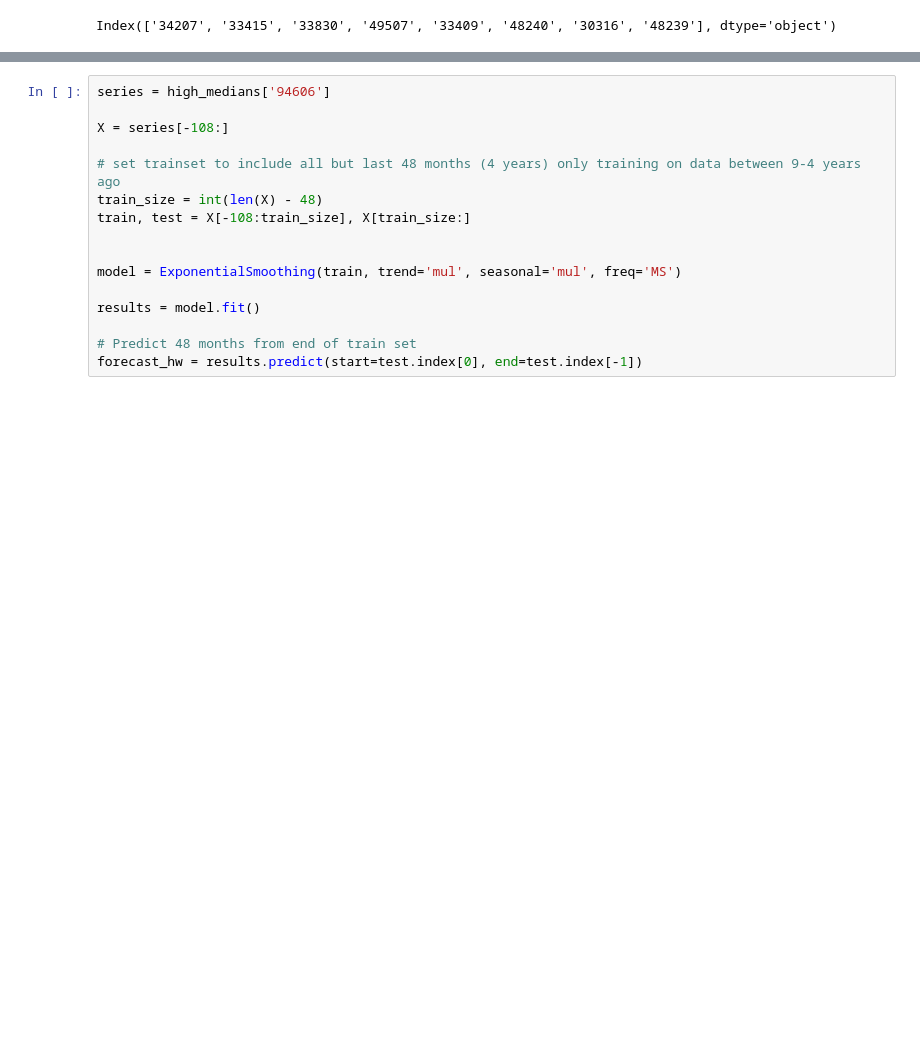
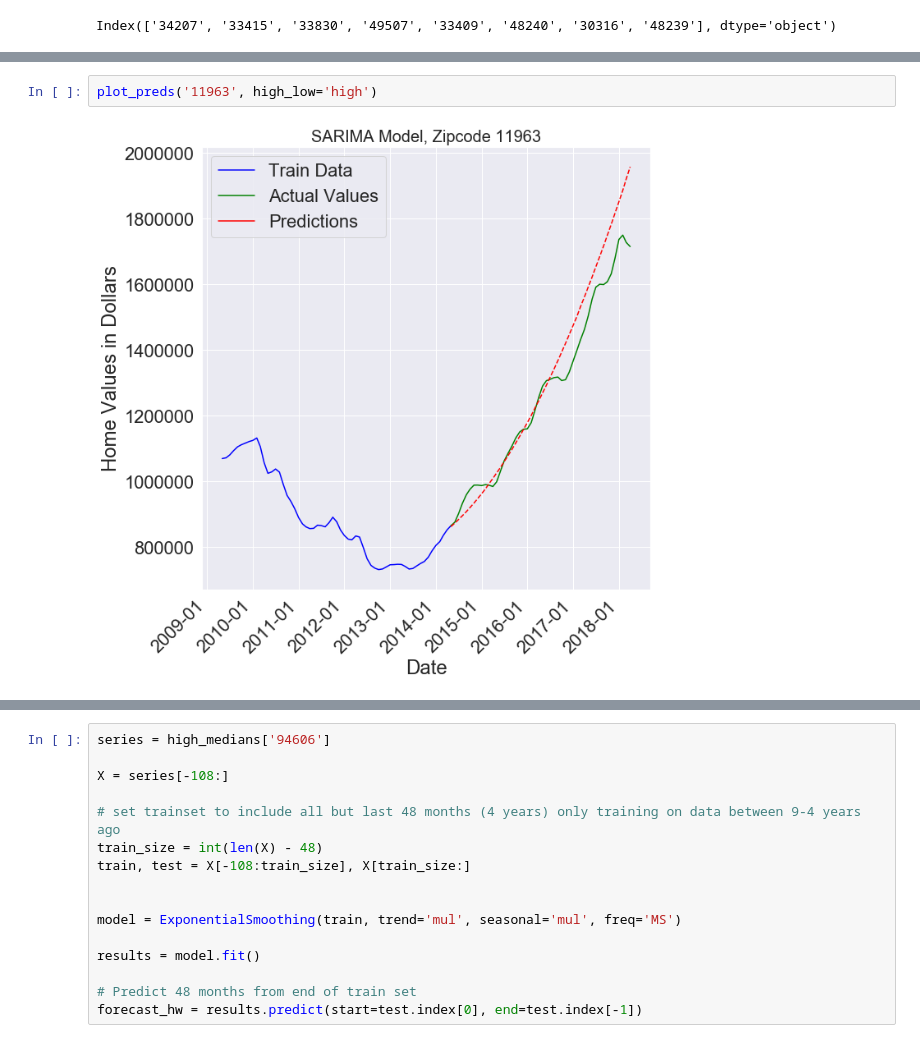
Before and after one commit to anewt225/mod_4_project, a Jupyter notebook: notebooks/EDA-Models.ipynb, the cells around one changed output, grey strips where cells are left out. Cells and saved outputs as stored; diff of their text form; blank space fills up the shorter version.

```diff
--- a/notebooks/EDA-Models.ipynb
+++ b/notebooks/EDA-Models.ipynb
@@ -659,0 +812,4 @@ ax.format_ydata = lambda x: '$%1.2f' % x
+# %%
+plot_preds('11963', high_low='high')
+# %% [output]
+[figure, added]
```
Also changed, not shown: parts of 25 cells of this notebook, 6 other files.
